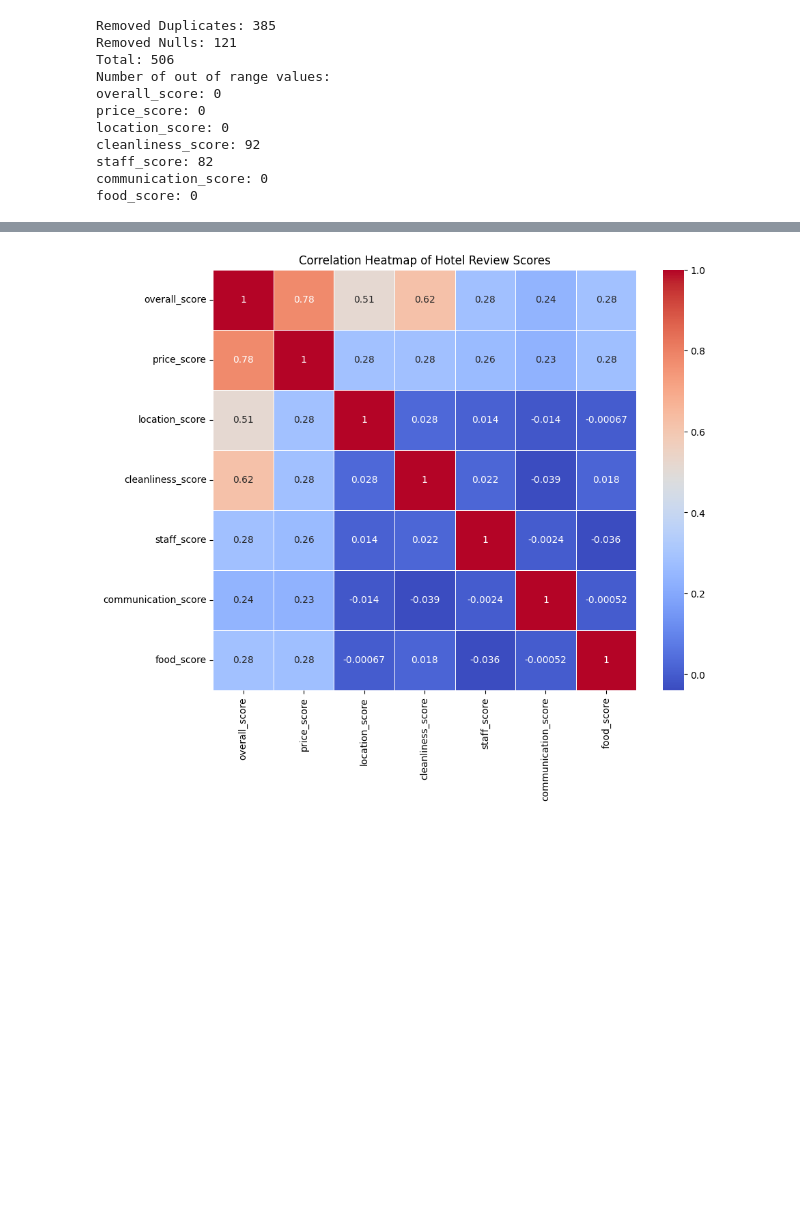
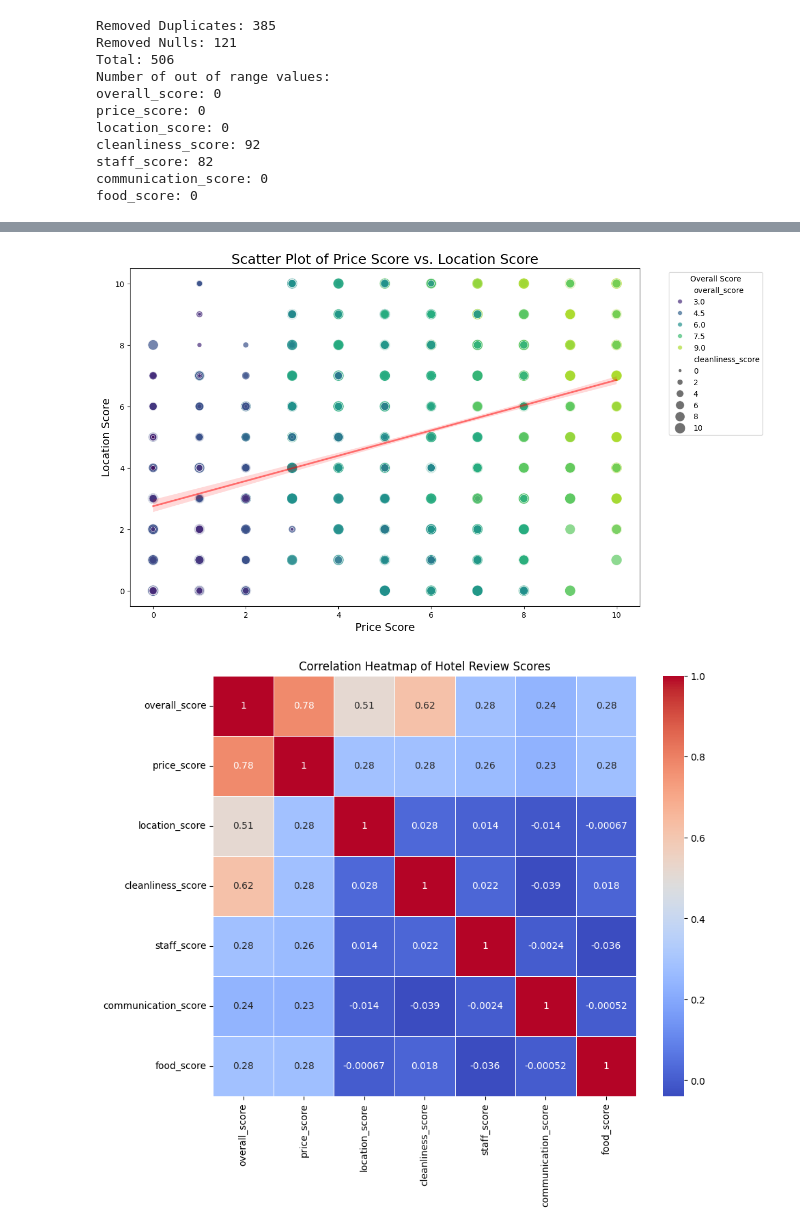
Before and after one commit to WillowStevens/pod-project, a Jupyter notebook: HotelDivago.ipynb, the cells around one changed output, grey strips where cells are left out. Drawn from its saved outputs; the diff is of its cells as text; code cells hidden in the pictures; blank space fills up the shorter version.

```diff
--- a/HotelDivago.ipynb
+++ b/HotelDivago.ipynb
@@ -68,3 +101,44 @@ correlation_matrix = df_scores.corr()
+# %%
+# Set up the figure size
+plt.figure(figsize=(12, 8))
+
+# Create a scatter plot with color representing the overall score and size representing the cleanliness score
+sns.scatterplot(
+    x='price_score',
+    y='location_score',
+    data=df,
+    hue='overall_score',
+    size='cleanliness_score',
+    palette='viridis',
+    sizes=(20, 200),
+    alpha=0.7
+)
+
+# Add a regression line (optional, to see the trend)
+sns.regplot(
+    x='price_score',
+    y='location_score',
+    data=df,
+    scatter=False,
+    color='red',
+    line_kws={"alpha":0.5}
+)
+
+# Add titles and labels
+plt.title('Scatter Plot of Price Score vs. Location Score', fontsize=18)
+plt.xlabel('Price Score', fontsize=14)
+plt.ylabel('Location Score', fontsize=14)
+
+# Move the legend to the side
+plt.legend(title='Overall Score', bbox_to_anchor=(1.05, 1), loc='upper left')
+
+# Remove gridlines for a cleaner look
+plt.grid(False)
+
+# Show the plot
+plt.show()
+# %% [output]
+[figure, added]
 # %%
 plt.figure(figsize=(10,8))
 sns.heatmap(correlation_matrix, annot=True,cmap ='coolwarm',linewidths=0.7)
```
Also changed, not shown: parts of 5 cells of this notebook.
